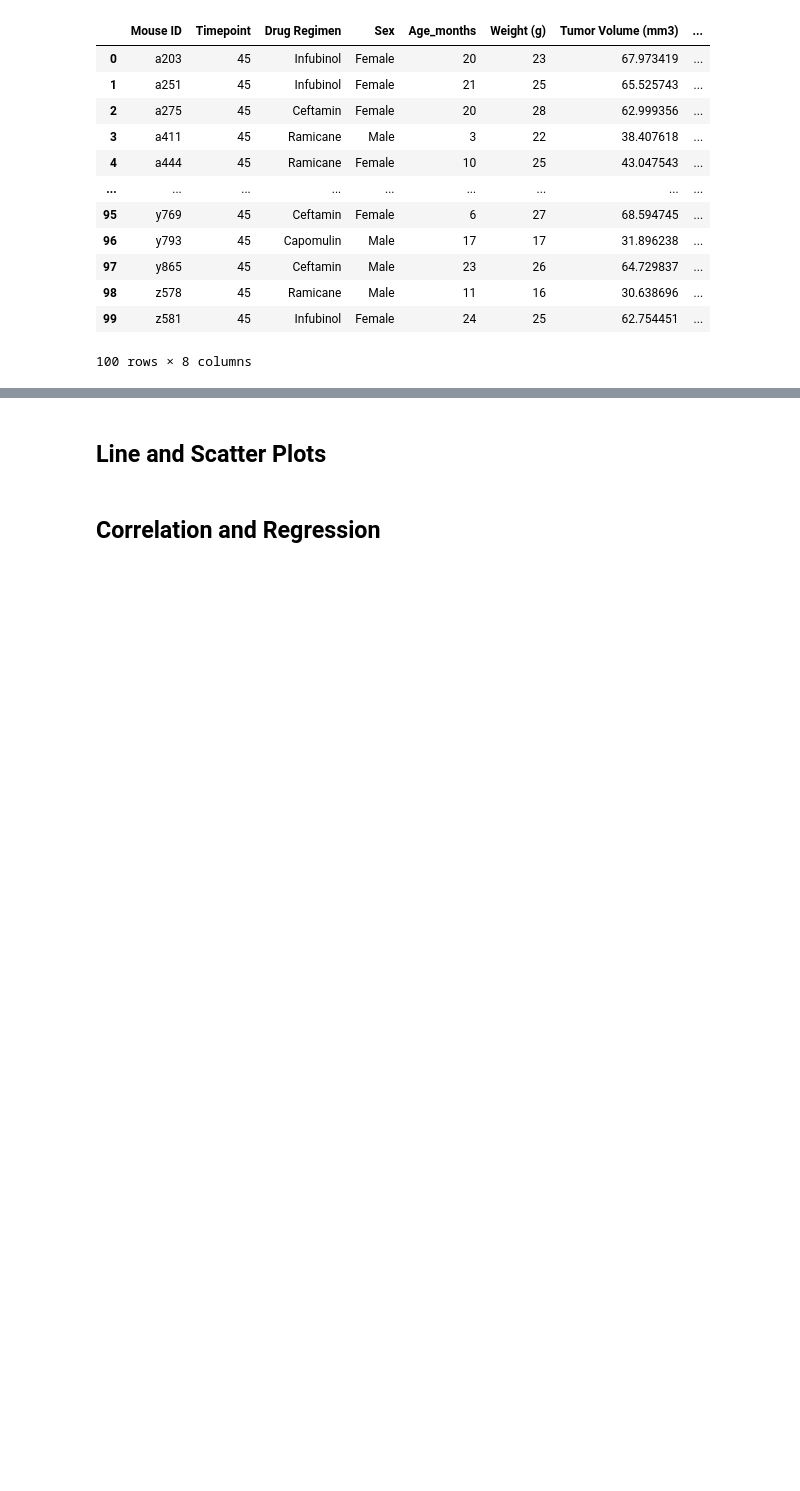
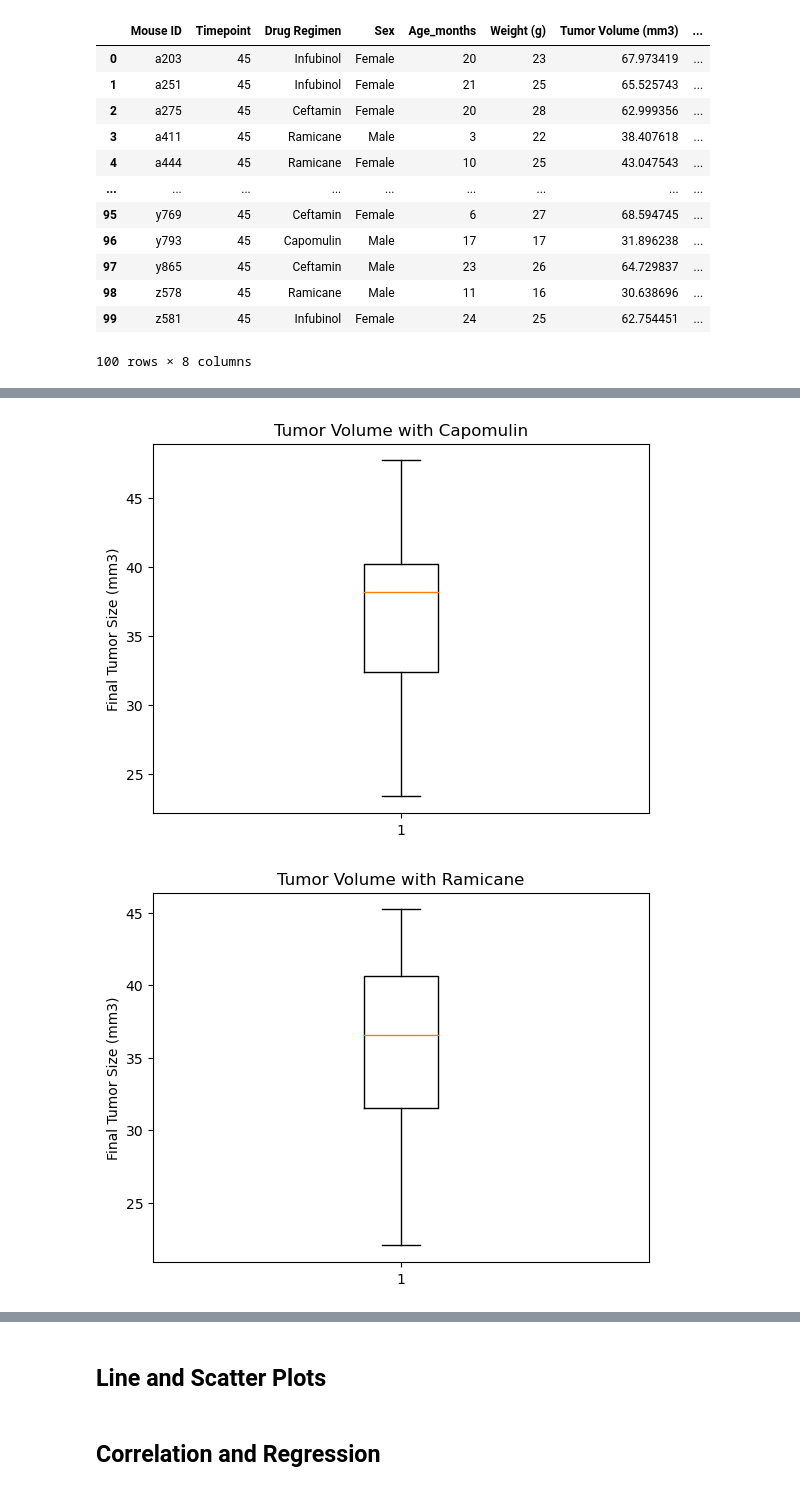
Before and after one commit to Sophie-GJ/pyplots-challenge, a Jupyter notebook: pymaceuticals.ipynb, the cells around one changed output, grey strips where cells are left out. Cells and saved outputs as stored; diff of their text form; code cells hidden in the pictures; blank space fills up the shorter version.

Commit message:
finished box plots
finished box plots and analysis. submitting incomplete.

```diff
--- a/pymaceuticals.ipynb
+++ b/pymaceuticals.ipynb
@@ -221,8 +227,8 @@ max_timepoint_df=pd.DataFrame(max_timepoint)
 max_timepoint_df=max_timepoint_df.reset_index()
 
 # Merge this group df with the original DataFrame to get the tumor volume at the last timepoint
-final_tumor_df=max_timepoint_df.merge(clean_mouse_study_df, on=["Mouse ID", "Timepoint"])
-final_tumor_df
+final_time_df=max_timepoint_df.merge(clean_mouse_study_df, on=["Mouse ID", "Timepoint"])
+final_time_df
 # %% [output]
 |  | Mouse ID | Timepoint | Drug Regimen | Sex | Age_months | Weight (g) | Tumor Volume (mm3) | ... |
 | 0 | a203 | 45 | Infubinol | Female | 20 | 23 | 67.973419 | ... |
@@ -261,0 +299,25 @@ pd.Series(x)
+# %%
+# Generate a box plot that shows the distrubution of the tumor volume for each treatment group.
+final_time_df = final_time_df[["Drug Regimen", "Tumor Volume (mm3)"]]
+treatments = ["Capomulin", "Ramicane", "Infubinol", "Ceftamin"]
+
+tumor_list=[]
+
+for treatment in treatments:
+    final_tumor_vol = final_time_df.loc[final_time_df["Drug Regimen"]==treatment, "Tumor Volume (mm3)"]
+
+    tumor_list.append(final_tumor_vol)
+
+    quartiles = final_tumor_vol.quantile([.25,.5,.75])
+    lowerq = quartiles[0.25]
+    upperq = quartiles[0.75]
+    iqr = upperq-lowerq
+
+    fig1, ax1 = plt.subplots()
+    ax1.set_title(f"Tumor Volume with {treatment}")
+    ax1.set_ylabel('Final Tumor Size (mm3)')
+    ax1.boxplot(final_tumor_vol)
+    plt.show()
+# %% [output]
+[figure, added]
+[figure, added]
```
Also changed, not shown: parts of 10 cells of this notebook.
